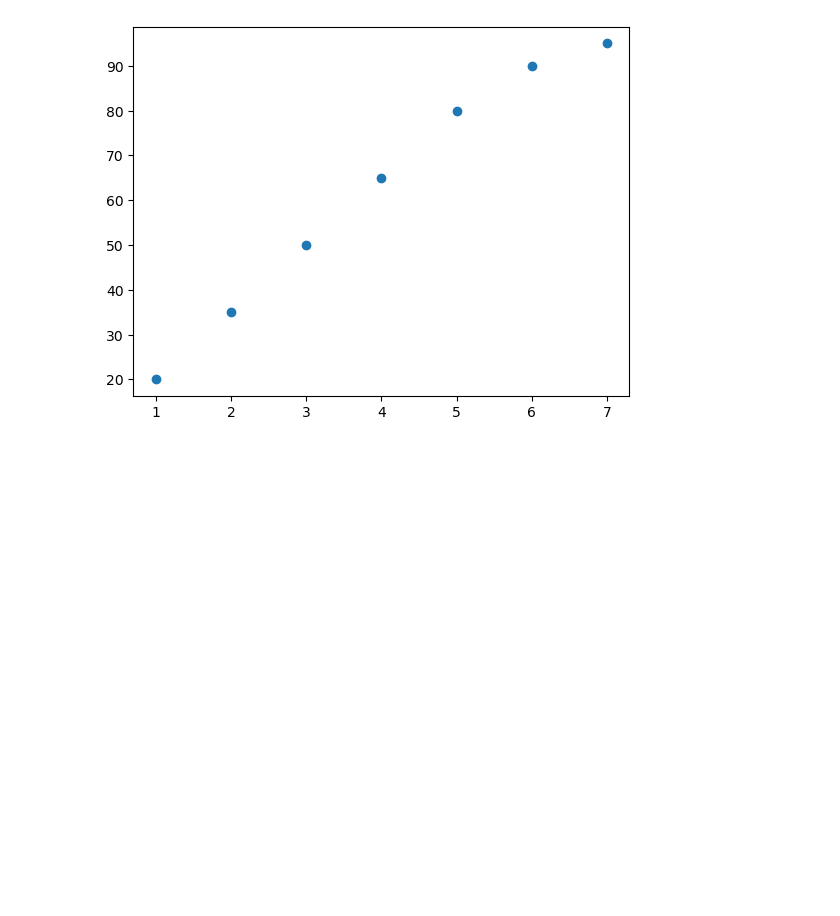
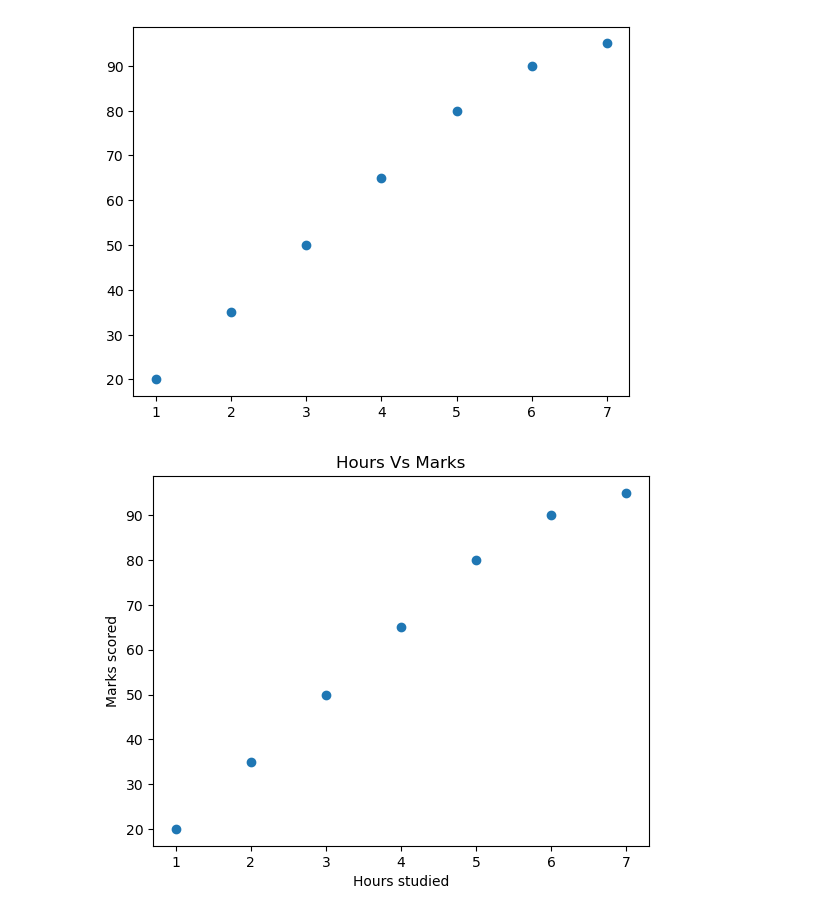
Before and after one commit to CodeMarshall21/Student-Scoring-System, a Jupyter notebook: Student-Scoring-System.ipynb, the cells around one changed output. Drawn from its saved outputs; the diff is of its cells as text; code cells hidden in the pictures; blank space fills up the shorter version.

```diff
--- a/Student-Scoring-System.ipynb
+++ b/Student-Scoring-System.ipynb
@@ -57,3 +57,12 @@ plt.scatter(x_axis_data, y_axis_data)
 # %% [output]
 <matplotlib.collections.PathCollection at 0x...>
 [figure]
+# %%
+# label graph
+plt.scatter(x_axis_data, y_axis_data)
+plt.title("Hours Vs Marks")
+plt.xlabel("Hours studied")
+plt.ylabel("Marks scored")
+plt.show()
+# %% [output]
+[figure, added]
```
